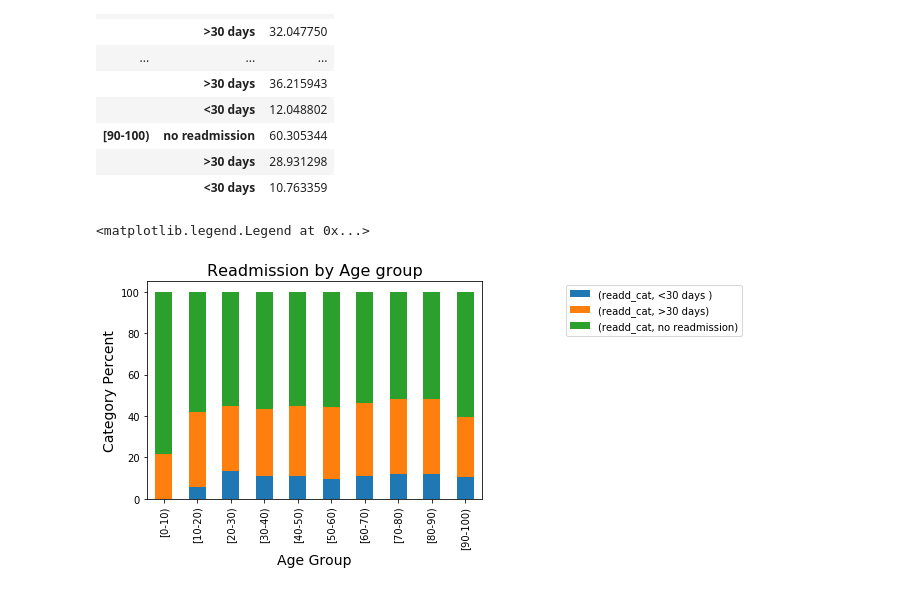
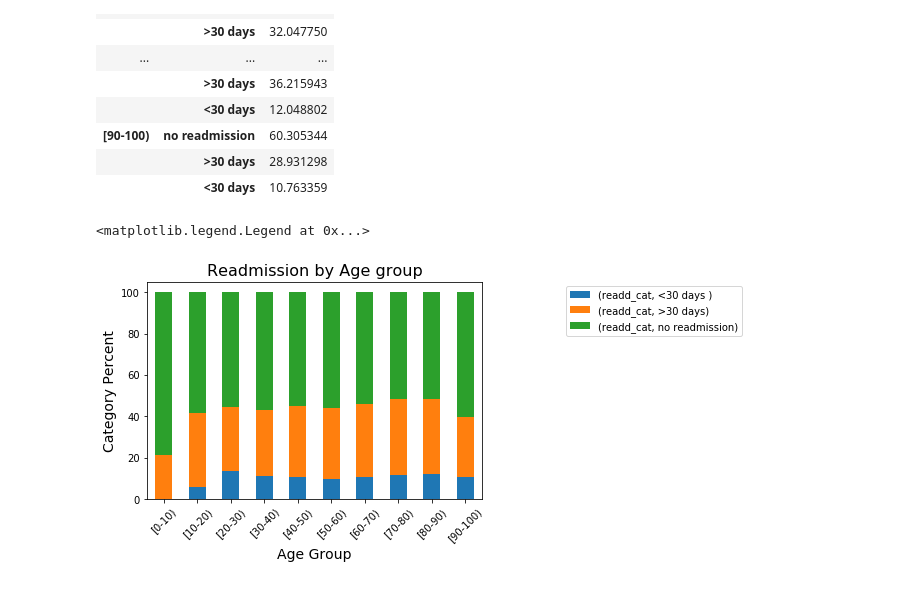
Before and after one commit to ArenCarpenter/Diabetes_Hospitalizations, a Jupyter notebook: dbts_hosp_readd.ipynb, the cells around one changed output. Saved outputs shown, nothing was run; the diff lists cells and outputs as text; code cells hidden in the pictures.

```diff
--- a/dbts_hosp_readd.ipynb
+++ b/dbts_hosp_readd.ipynb
@@ -344,13 +376,13 @@ age_prct
 # %%
 age_prct.unstack().plot(kind='bar', stacked=True)
 plt.xlabel('Age Group', fontsize=14)
-
+plt.xticks(rotation=45)
 plt.ylabel('Category Percent',fontsize=14)
 plt.title('Readmission by Age group', fontsize=16)
 plt.legend(loc = (1.25,.75))
 # %% [output]
 <matplotlib.legend.Legend at 0x...>
-[figure, old version]
+[figure, new version]
 # %%
 # readmission by race
 
```
Also changed, not shown: parts of 7 cells of this notebook.
